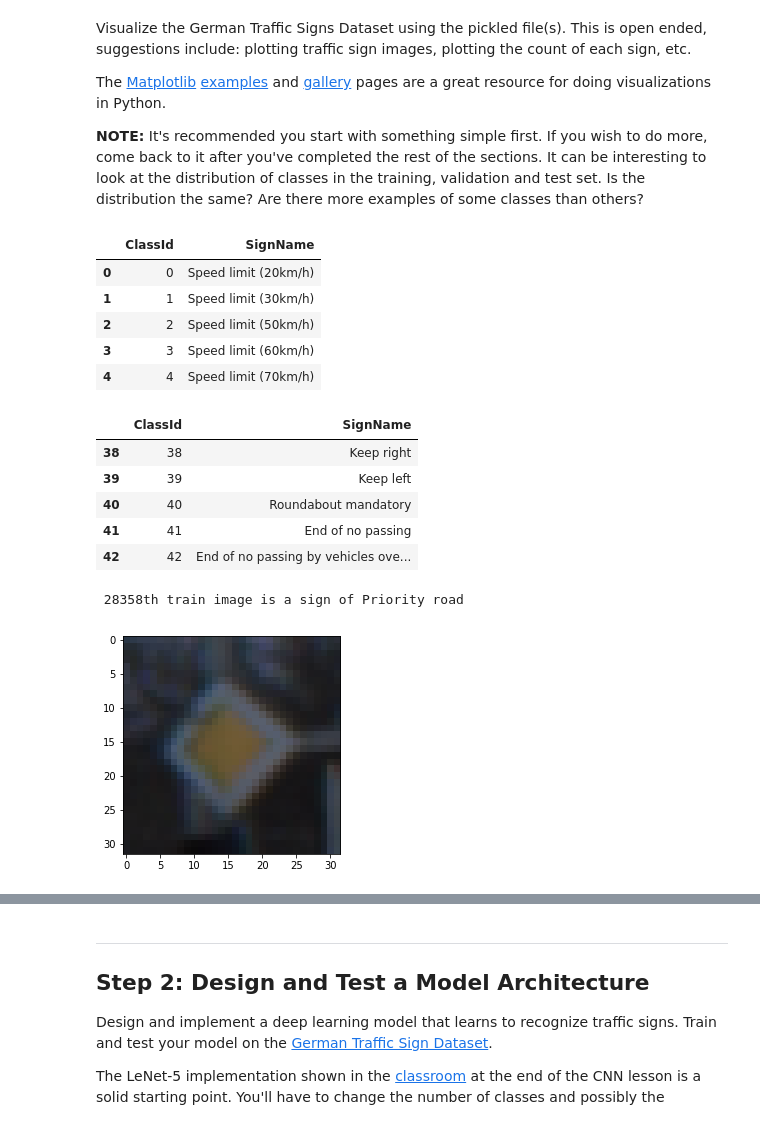
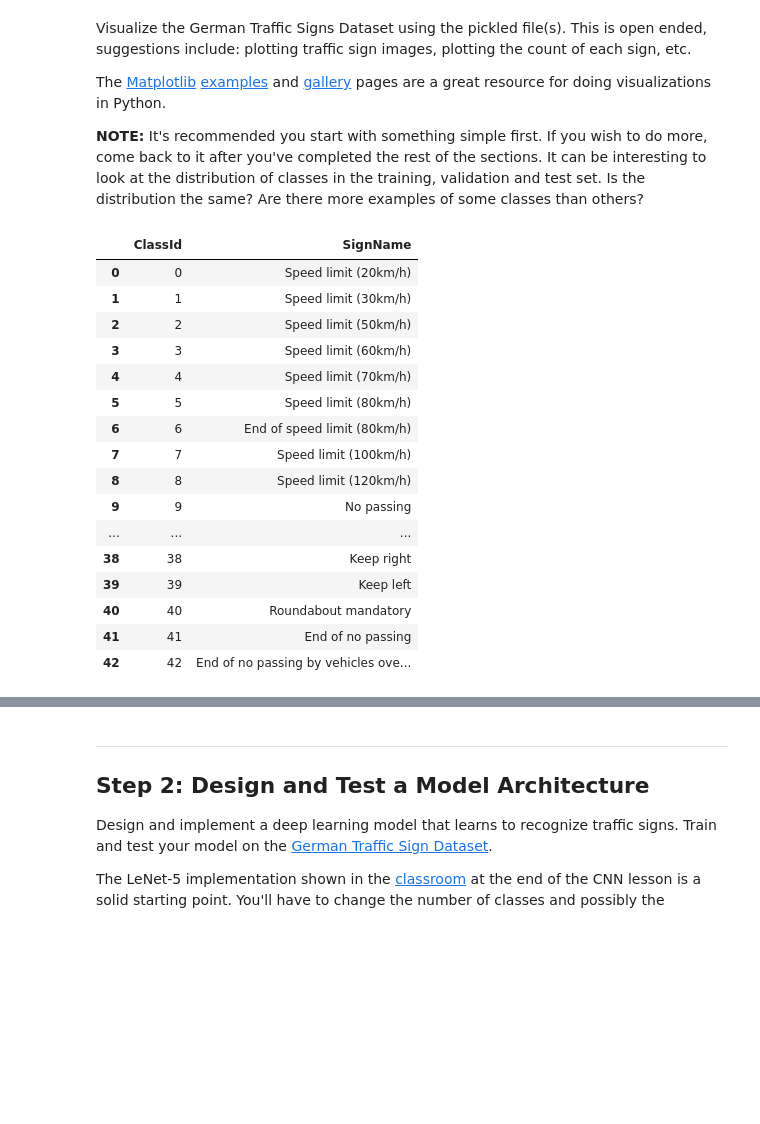
Before and after one commit to LFElodie/CarND-Traffic-Sign-Classifier-Project, a Jupyter notebook: Traffic_Sign_Classifier.ipynb, the cells around one changed output, grey strips where cells are left out. Cells and saved outputs as stored; diff of their text form; code cells hidden in the pictures; blank space fills up the shorter version.

```diff
--- a/Traffic_Sign_Classifier.ipynb
+++ b/Traffic_Sign_Classifier.ipynb
@@ -101,25 +103,22 @@ from IPython.display import display
 %matplotlib inline
 # %%
 signnames = pd.read_csv('signnames.csv')
-display(signnames.head())
-display(signnames.tail())
+display(signnames)
 # %% [output]
 |  | ClassId | SignName |
 | 0 | 0 | Speed limit (20km/h) |
 | 1 | 1 | Speed limit (30km/h) |
 | 2 | 2 | Speed limit (50km/h) |
 | 3 | 3 | Speed limit (60km/h) |
 | 4 | 4 | Speed limit (70km/h) |
+| 5 | 5 | Speed limit (80km/h) |
+| 6 | 6 | End of speed limit (80km/h) |
+| 7 | 7 | Speed limit (100km/h) |
+| 8 | 8 | Speed limit (120km/h) |
+| 9 | 9 | No passing |
+| ... | ... | ... |
+| 38 | 38 | Keep right |
+| 39 | 39 | Keep left |
+| 40 | 40 | Roundabout mandatory |
+| 41 | 41 | End of no passing |
+| 42 | 42 | End of no passing by vehicles ove... |
-|  | ClassId | SignName |
-| 38 | 38 | Keep right |
-| 39 | 39 | Keep left |
-| 40 | 40 | Roundabout mandatory |
-| 41 | 41 | End of no passing |
-| 42 | 42 | End of no passing by vehicles ove... |
-# %%
-index = np.random.randint(0,X_train.shape[0])
-plt.imshow(X_train[index])
-print(' %dth train image is a sign of %s' % (index+1,signnames.iloc[y_train[index]].SignName))
-# %% [output]
- 28358th train image is a sign of Priority road
-[figure, removed]
```
Also changed, not shown: parts of 33 cells of this notebook.
